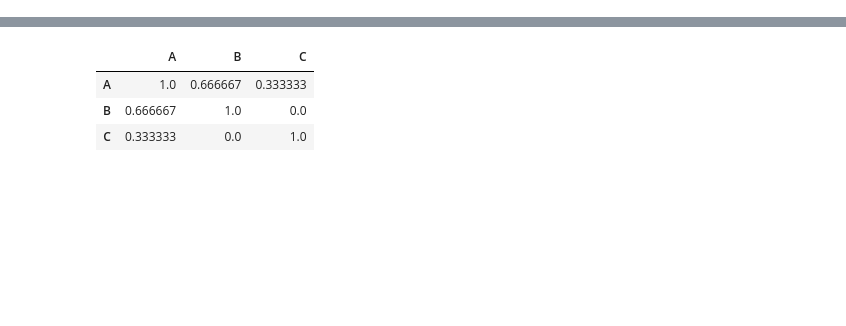
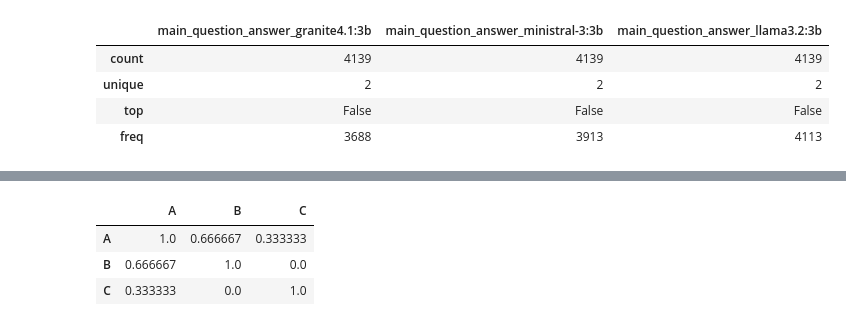
Before and after one commit to TUDelft-CITG/SLR-RAG, a Jupyter notebook: notebooks/03_agent_analysis.ipynb, the cells around one changed output, grey strips where cells are left out. Saved outputs shown, nothing was run; the diff lists cells and outputs as text; code cells hidden in the pictures; blank space fills up the shorter version.

```diff
--- a/notebooks/03_agent_analysis.ipynb
+++ b/notebooks/03_agent_analysis.ipynb
@@ -88,0 +61,8 @@ dtype: object
+# %%
+df_analyisis[type_list_col_answer].describe()
+# %% [output]
+|  | main_question_answer_granite4.1:3b | main_question_answer_ministral-3:3b | main_question_answer_llama3.2:3b |
+| count | 4139 | 4139 | 4139 |
+| unique | 2 | 2 | 2 |
+| top | False | False | False |
+| freq | 3688 | 3913 | 4113 |
```
Also changed, not shown: parts of 11 cells of this notebook, 1 other file.
